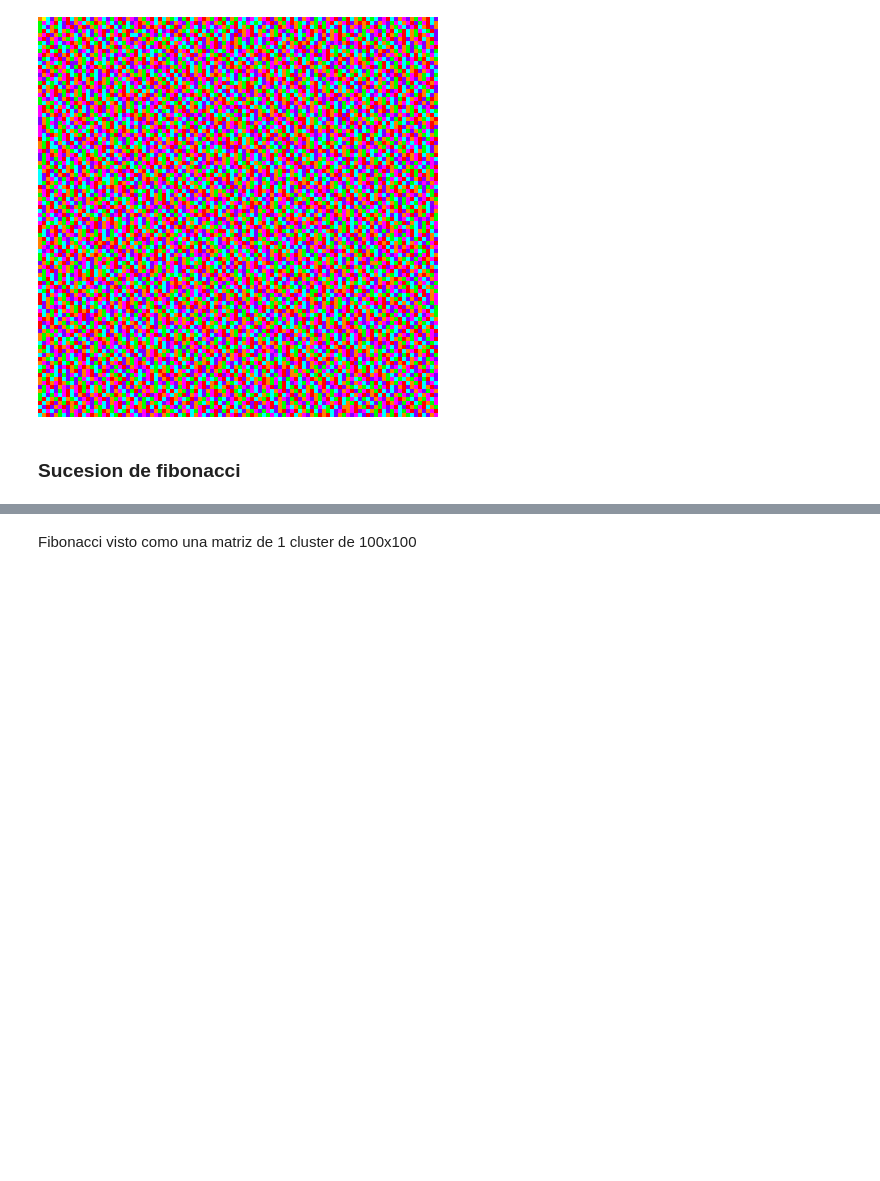
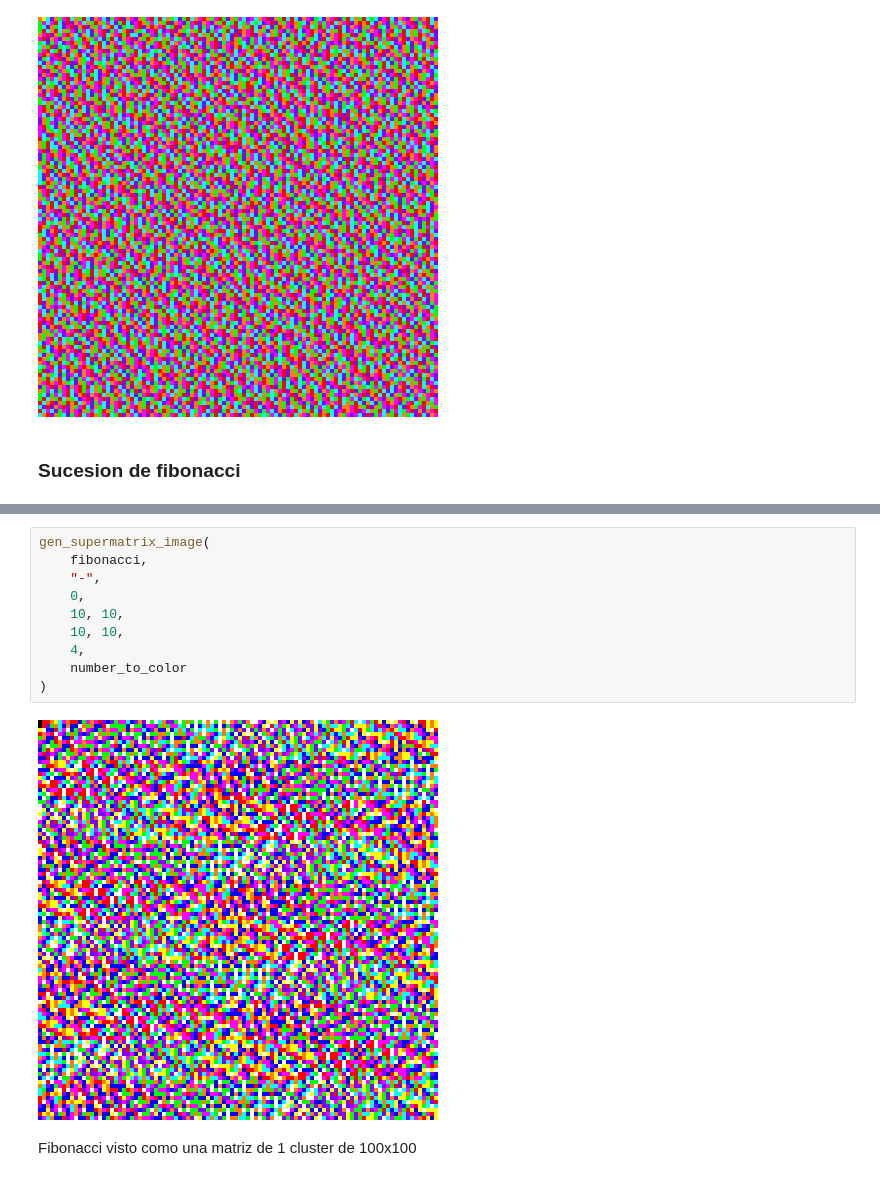
Before and after one commit to Dnllns/B10_clustering, a Jupyter notebook: B10_clustering.ipynb, the cells around one changed output, grey strips where cells are left out. Drawn from its saved outputs; the diff is of its cells as text; blank space fills up the shorter version.

```diff
--- a/B10_clustering.ipynb
+++ b/B10_clustering.ipynb
@@ -1114,3 +1115,15 @@ gen_supermatrix_image(
+# %%
+gen_supermatrix_image(
+    fibonacci,
+    "-",
+    0,
+    10, 10,
+    10, 10,
+    4,
+    number_to_color
+)
+# %% [output]
+[figure, added]
 # %% [markdown]
 Fibonacci visto como una matriz de 1 cluster de 100x100
 # %%
```
Also changed, not shown: parts of 8 cells of this notebook.
